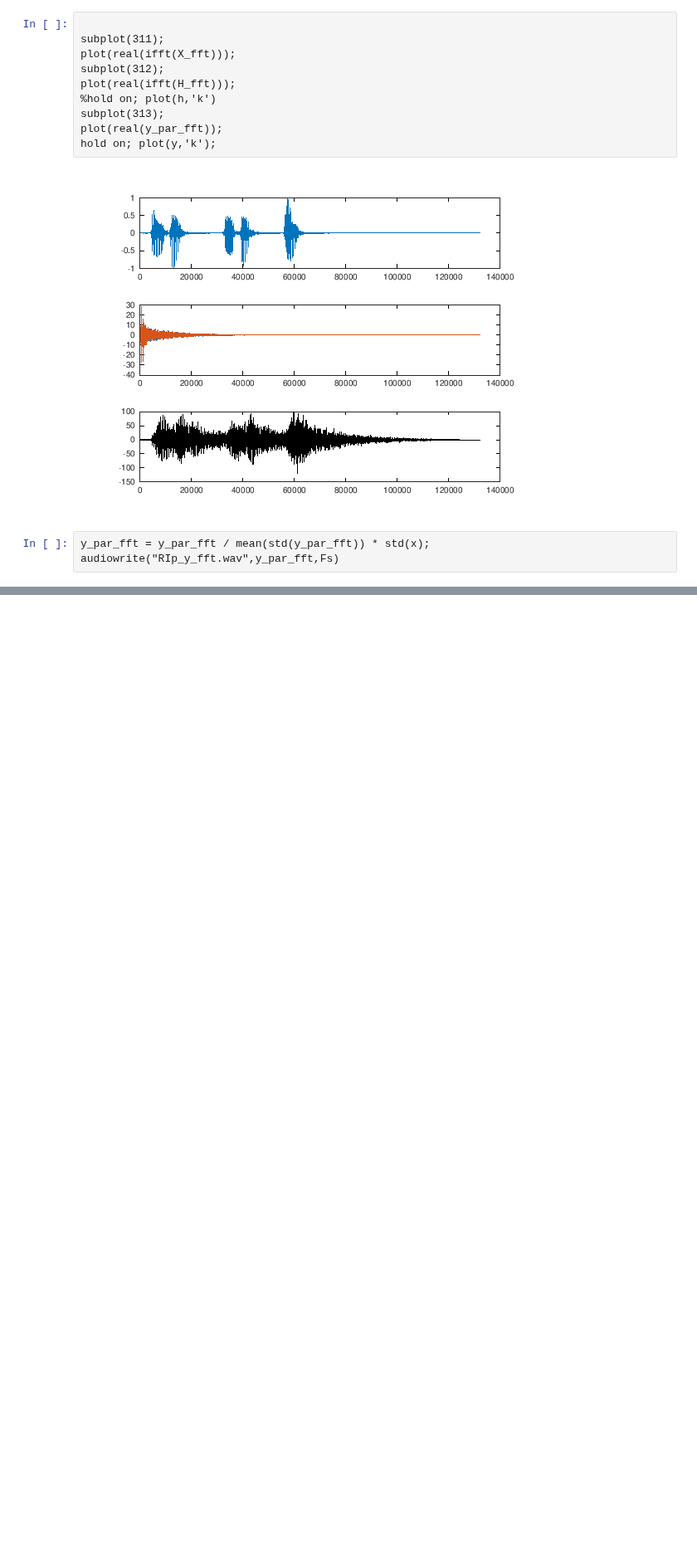
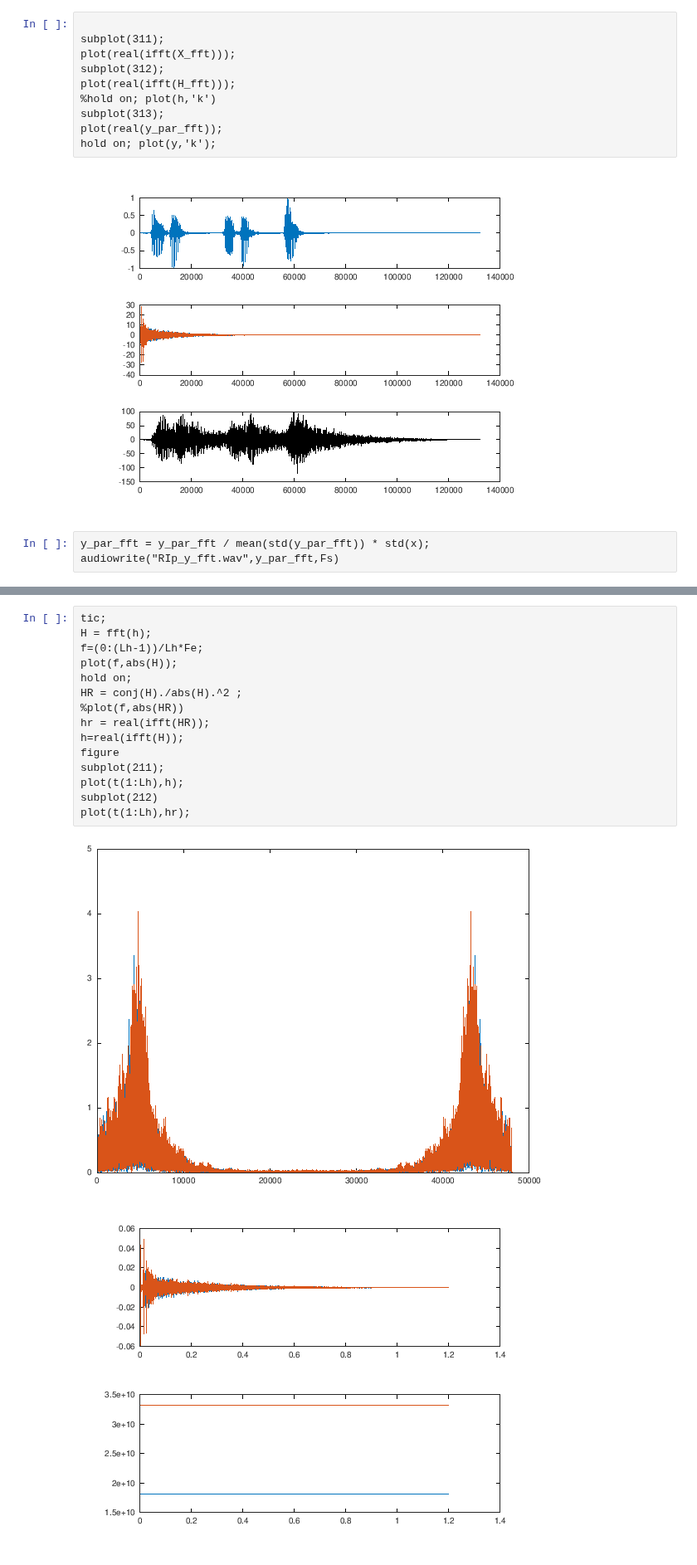
Before and after one commit to balaise31/Signal, a Jupyter notebook: discret/cours/notebooks/RIp1_reponse_impulsionnelle.ipynb, the cells around one changed output, grey strips where cells are left out. Shown at 83% size. Drawn from its saved outputs; the diff is of its cells as text; blank space fills up the shorter version.

```diff
--- a/discret/cours/notebooks/RIp1_reponse_impulsionnelle.ipynb
+++ b/discret/cours/notebooks/RIp1_reponse_impulsionnelle.ipynb
@@ -331,0 +361,18 @@ audiowrite("RIp_y_fft.wav",y_par_fft,Fs)
+# %%
+tic;
+H = fft(h);
+f=(0:(Lh-1))/Lh*Fe;
+plot(f,abs(H));
+hold on;
+HR = conj(H)./abs(H).^2 ;
+%plot(f,abs(HR))
+hr = real(ifft(HR));
+h=real(ifft(H));
+figure
+subplot(211);
+plot(t(1:Lh),h);
+subplot(212)
+plot(t(1:Lh),hr);
+# %% [output]
+[figure, added]
+[figure, added]
```
Also changed, not shown: parts of 6 cells of this notebook, 6 other files.
